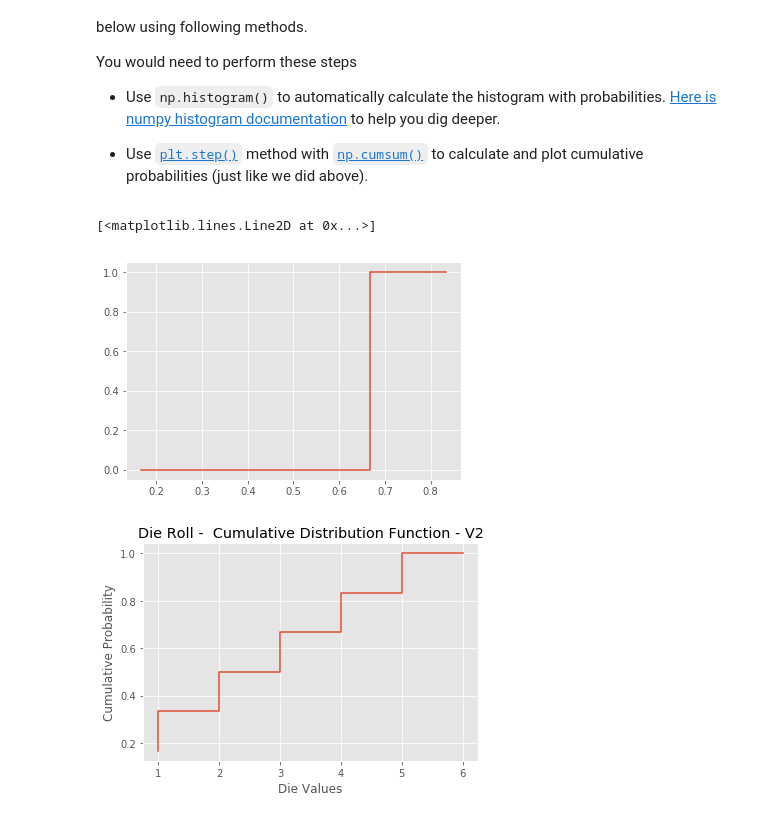
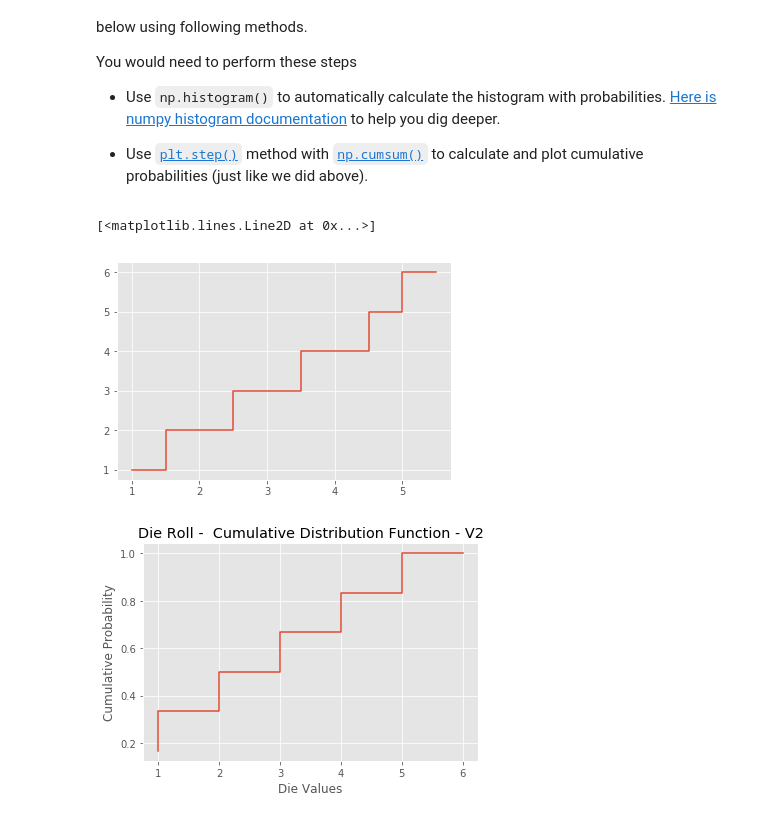
Before and after one commit to Ran-Tokman/dsc-0-09-09-distributions-cdf-lab-nyc-ds-career-031119, a Jupyter notebook: index.ipynb, the cells around one changed output. Drawn from its saved outputs; the diff is of its cells as text; code cells hidden in the pictures.

```diff
--- a/index.ipynb
+++ b/index.ipynb
@@ -90,12 +90,12 @@ You would need to perform these steps
 # %%
 import numpy as np
 
-hist=np.histogram(die_lst, die_cum)
+hist=np.histogram(die_lst)
 
 plt.step(hist[1][:-1], np.cumsum(hist[0]))
 # %% [output]
 [<matplotlib.lines.Line2D at 0x...>]
-[figure, old version]
+[figure, new version]
 # %%
 # %% [output]
 [figure]
```
